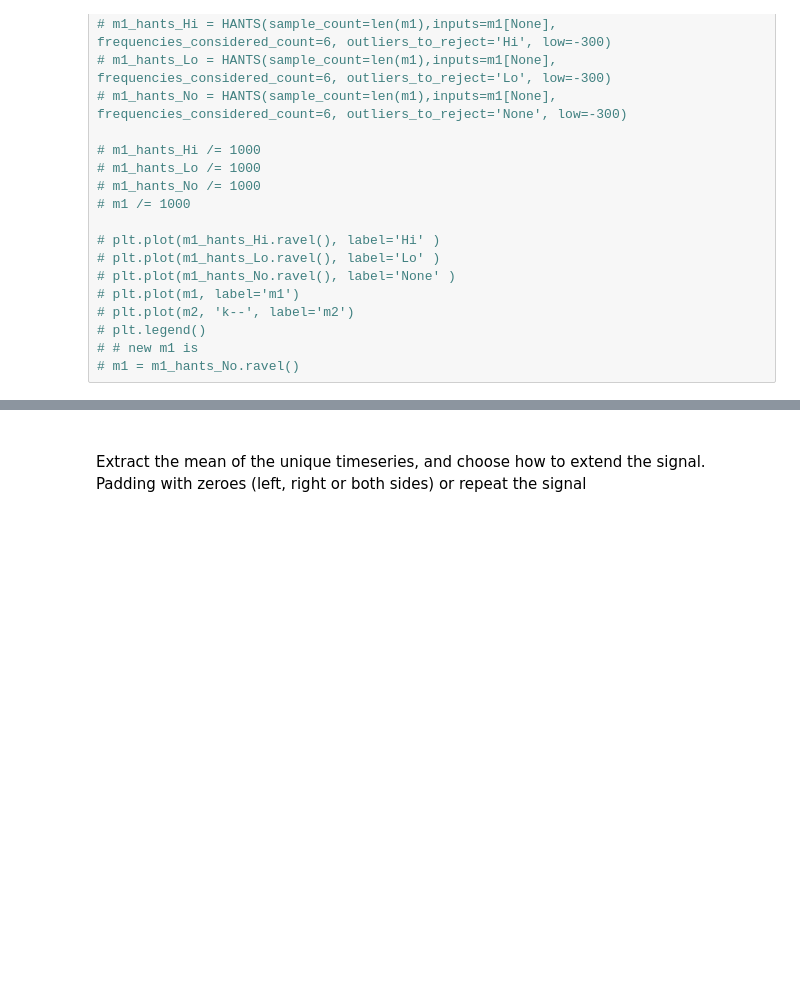
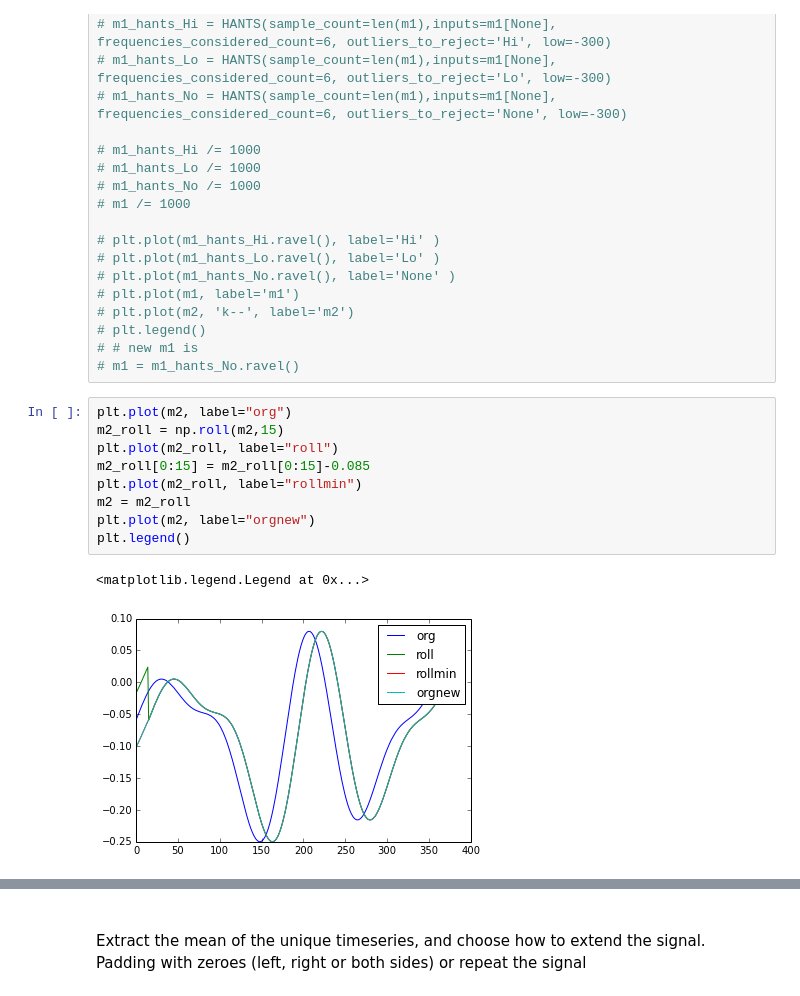
Before and after one commit to mattijn/pynotebook, a Jupyter notebook: ipynotebooks/Python2.7/2015-01-07 - Cross spectral NDVI-TRMM - Same as the plots made for AJ - this is for Jiujang.ipynb, the cells around one changed output, grey strips where cells are left out. Saved outputs shown, nothing was run; the diff lists cells and outputs as text; blank space fills up the shorter version.

```diff
--- a/ipynotebooks/Python2.7/2015-01-07 - Cross spectral NDVI-TRMM - Same as the plots made for AJ - this is for Jiujang.ipynb
+++ b/ipynotebooks/Python2.7/2015-01-07 - Cross spectral NDVI-TRMM - Same as the plots made for AJ - this is for Jiujang.ipynb
@@ -398,6 +399,18 @@ m1, m2 = unique_a.mean(axis=0),unique_b.mean(axis=0) # m1 : precipitation, m2 :
 # plt.legend()
 # # new m1 is
 # m1 = m1_hants_No.ravel()
+# %%
+plt.plot(m2, label="org")
+m2_roll = np.roll(m2,15)
+plt.plot(m2_roll, label="roll")
+m2_roll[0:15] = m2_roll[0:15]-0.085
+plt.plot(m2_roll, label="rollmin")
+m2 = m2_roll
+plt.plot(m2, label="orgnew")
+plt.legend()
+# %% [output]
+<matplotlib.legend.Legend at 0x...>
+[figure, added]
 # %%
 plt.plot(m1)
 plt.plot(m2)
```
Also changed, not shown: parts of 12 cells of this notebook, 30 other files.
